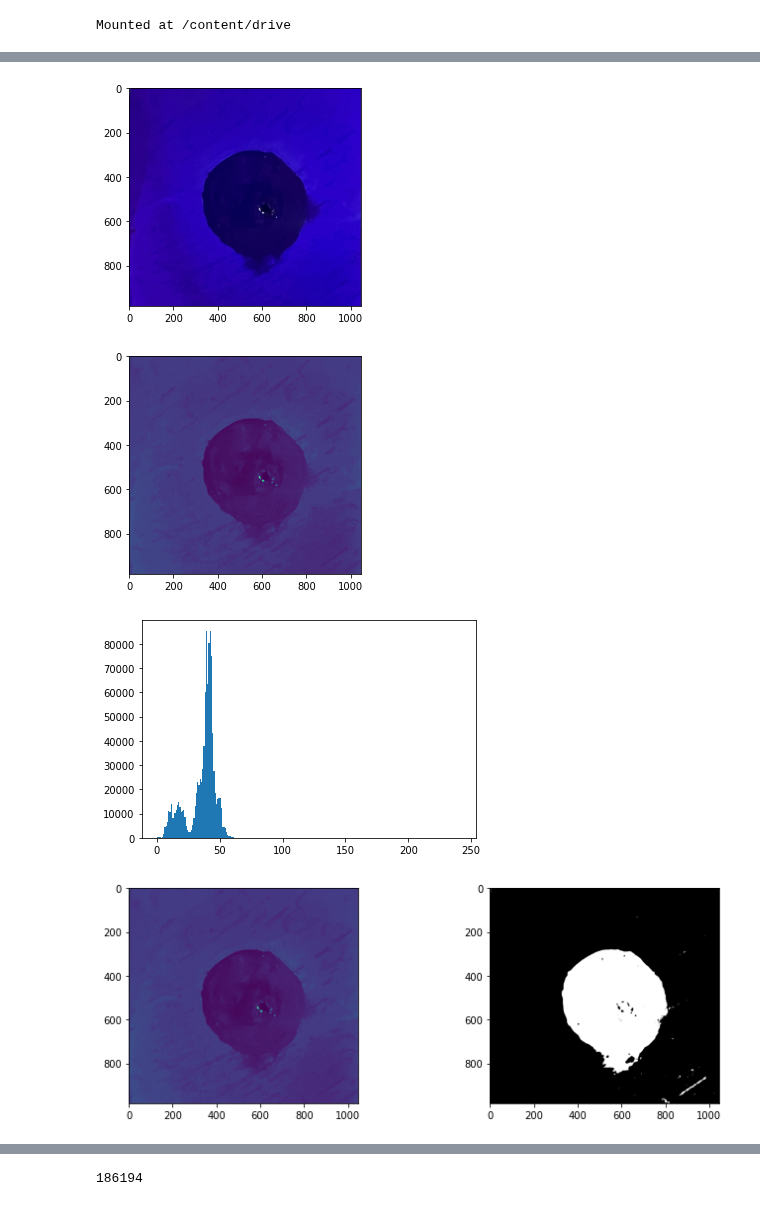
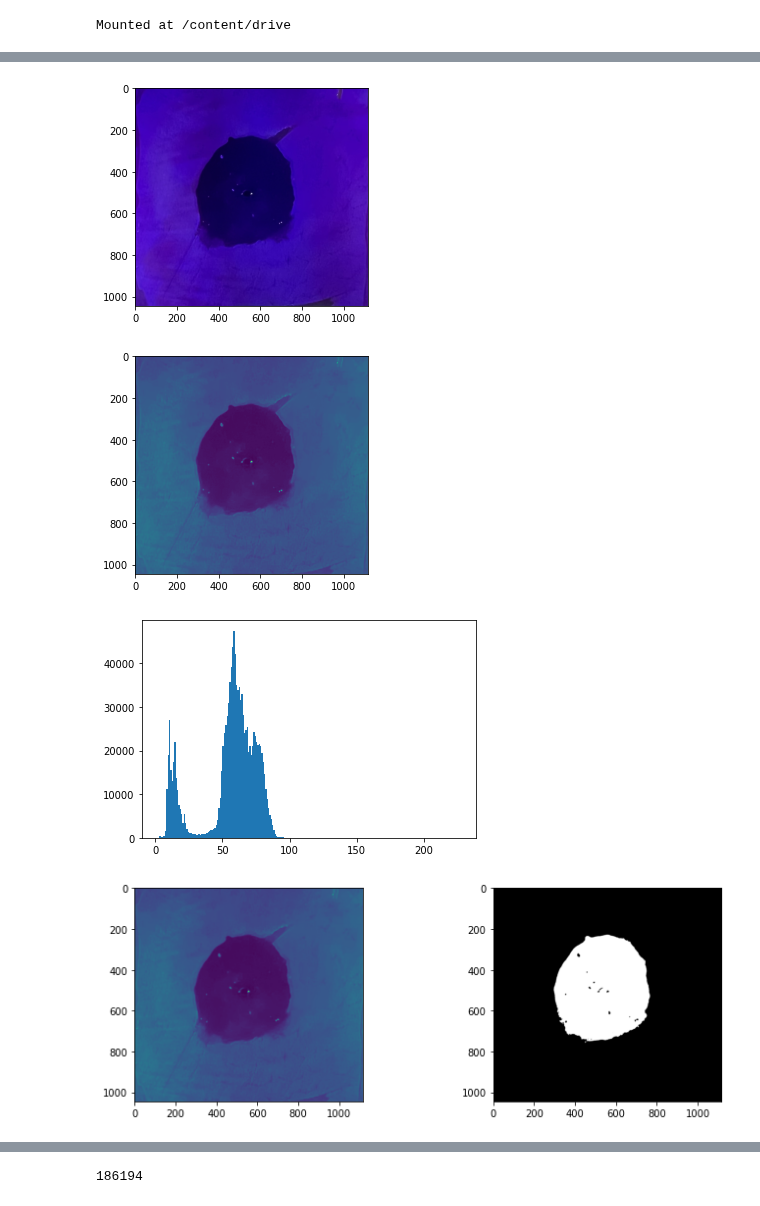
Before and after one commit to lmkelly16/BYU-REU-2022, a Jupyter notebook: ZOI_44_B.ipynb, the cells around one changed output, grey strips where cells are left out. Drawn from its saved outputs; the diff is of its cells as text; code cells hidden in the pictures.

```diff
--- a/ZOI_44_B.ipynb
+++ b/ZOI_44_B.ipynb
@@ -34,17 +35,17 @@ array(['/content/drive/MyDrive/BYU_REU_images/1Z44B.tiff'], dtype='<U48')
 # %%
 # Load the phase contrast image.
-im = skimage.io.imread(img_list[0])
+im = skimage.io.imread(img_list[1])
 
 # look at it
 plt.imshow(im);
 # %% [output]
-[figure, old version]
+[figure, new version]
 # %%
 # see how good the contrast is
 cim = im[:,:,0]
 plt.imshow(cim);
 # %% [output]
-[figure, old version]
+[figure, new version]
 # %%
 # forcing bins to be discretized by integer value
 bins = np.arange(cim.min(), cim.max(), 1)
@@ -52,7 +53,7 @@ bins = np.arange(cim.min(), cim.max(), 1)
 # plot histogram
 plt.hist(cim.flatten(), bins=bins);
 # %% [output]
-[figure, old version]
+[figure, new version]
 # %%
 ''' Thresholding '''
 # Threshold value, as obtained by eye
@@ -66,7 +67,7 @@ fig, ax = plt.subplots(1, 2, figsize=(12,4))
 ax[0].imshow(cim)
 ax[1].imshow(im_bw, cmap=plt.cm.gray);
 # %% [output]
-[figure, old version]
+[figure, new version]
 # %%
 ''' Labeling a segmented image '''
 
```
Also changed, not shown: parts of 3 cells of this notebook.
